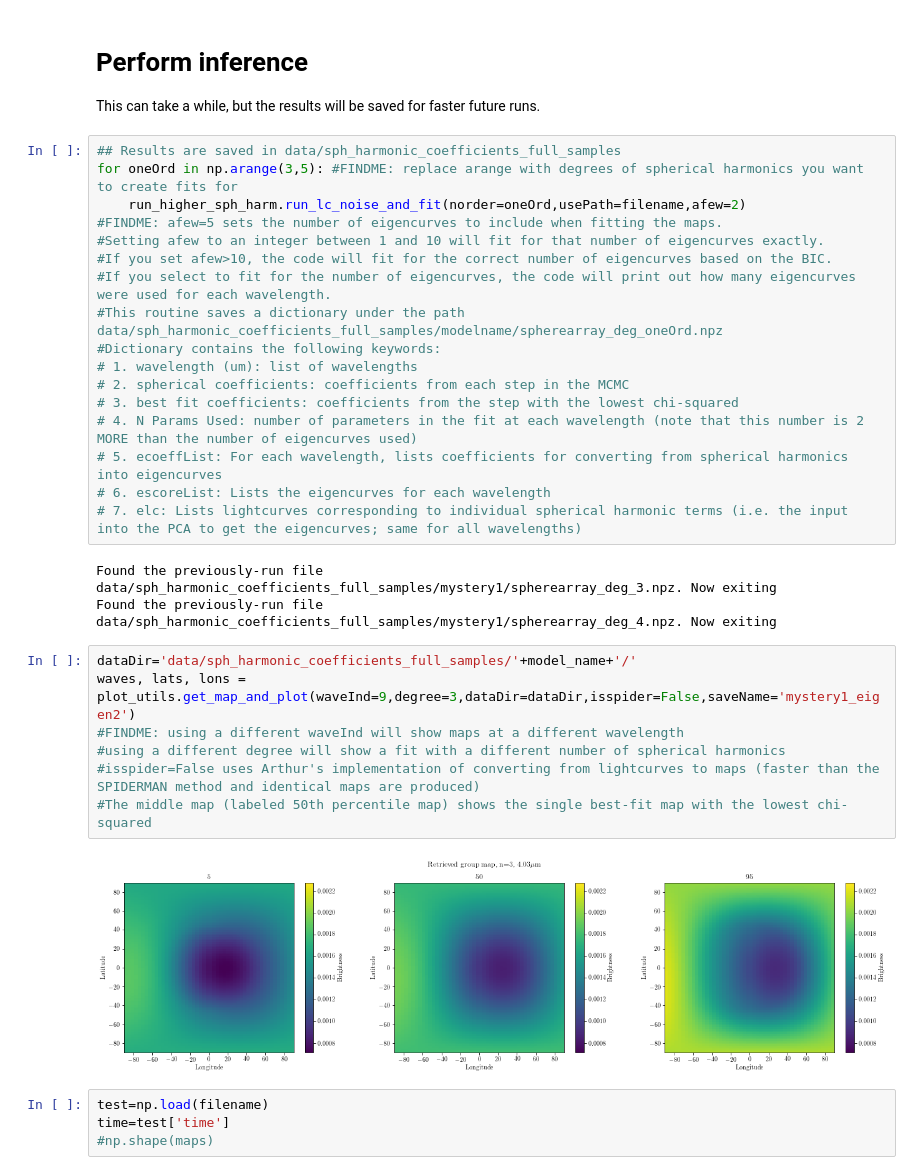
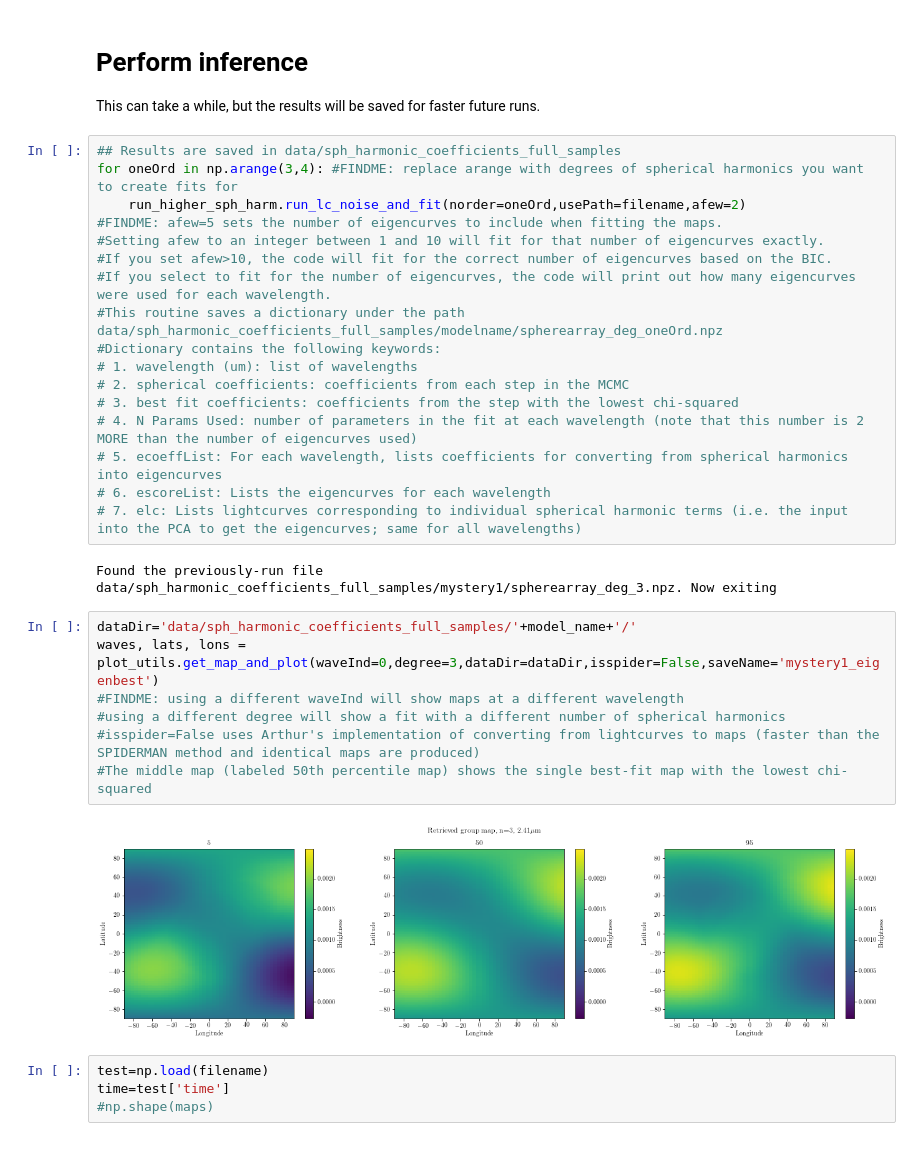
Before and after one commit to multidworlds/eigenspectra, a Jupyter notebook: master_clean.ipynb, the cells around one changed output. Drawn from its saved outputs; the diff is of its cells as text.

```diff
--- a/master_clean.ipynb
+++ b/master_clean.ipynb
@@ -93,7 +91,7 @@ np.savez(filename,time=time,wl=lam,dwl=dlam,lightcurve=lcurves)
 This can take a while, but the results will be saved for faster future runs.
 # %%
 ## Results are saved in data/sph_harmonic_coefficients_full_samples
-for oneOrd in np.arange(3,5): #FINDME: replace arange with degrees of spherical harmonics you want to create fits for
+for oneOrd in np.arange(3,4): #FINDME: replace arange with degrees of spherical harmonics you want to create fits for
     run_higher_sph_harm.run_lc_noise_and_fit(norder=oneOrd,usePath=filename,afew=2)
 #FINDME: afew=5 sets the number of eigencurves to include when fitting the maps.
 #Setting afew to an integer between 1 and 10 will fit for that number of eigencurves exactly.
@@ -110,16 +108,15 @@ for oneOrd in np.arange(3,5): #FINDME: replace arange with degrees of spherical
 # 7. elc: Lists lightcurves corresponding to individual spherical harmonic terms (i.e. the input into the PCA to get the eigencurves; same for all wavelengths)
 # %% [output]
 Found the previously-run file data/sph_harmonic_coefficients_full_samples/mystery1/spherearray_deg_3.npz. Now exiting
-Found the previously-run file data/sph_harmonic_coefficients_full_samples/mystery1/spherearray_deg_4.npz. Now exiting
 # %%
 dataDir='data/sph_harmonic_coefficients_full_samples/'+model_name+'/'
-waves, lats, lons = plot_utils.get_map_and_plot(waveInd=9,degree=3,dataDir=dataDir,isspider=False,saveName='mystery1_eigen2')
+waves, lats, lons = plot_utils.get_map_and_plot(waveInd=0,degree=3,dataDir=dataDir,isspider=False,saveName='mystery1_eigenbest')
 #FINDME: using a different waveInd will show maps at a different wavelength
 #using a different degree will show a fit with a different number of spherical harmonics
 #isspider=False uses Arthur's implementation of converting from lightcurves to maps (faster than the SPIDERMAN method and identical maps are produced)
 #The middle map (labeled 50th percentile map) shows the single best-fit map with the lowest chi-squared
 # %% [output]
-[figure, old version]
+[figure, new version]
 # %%
 test=np.load(filename)
 time=test['time']
```
Also changed, not shown: parts of 6 cells of this notebook, 2 other files.
